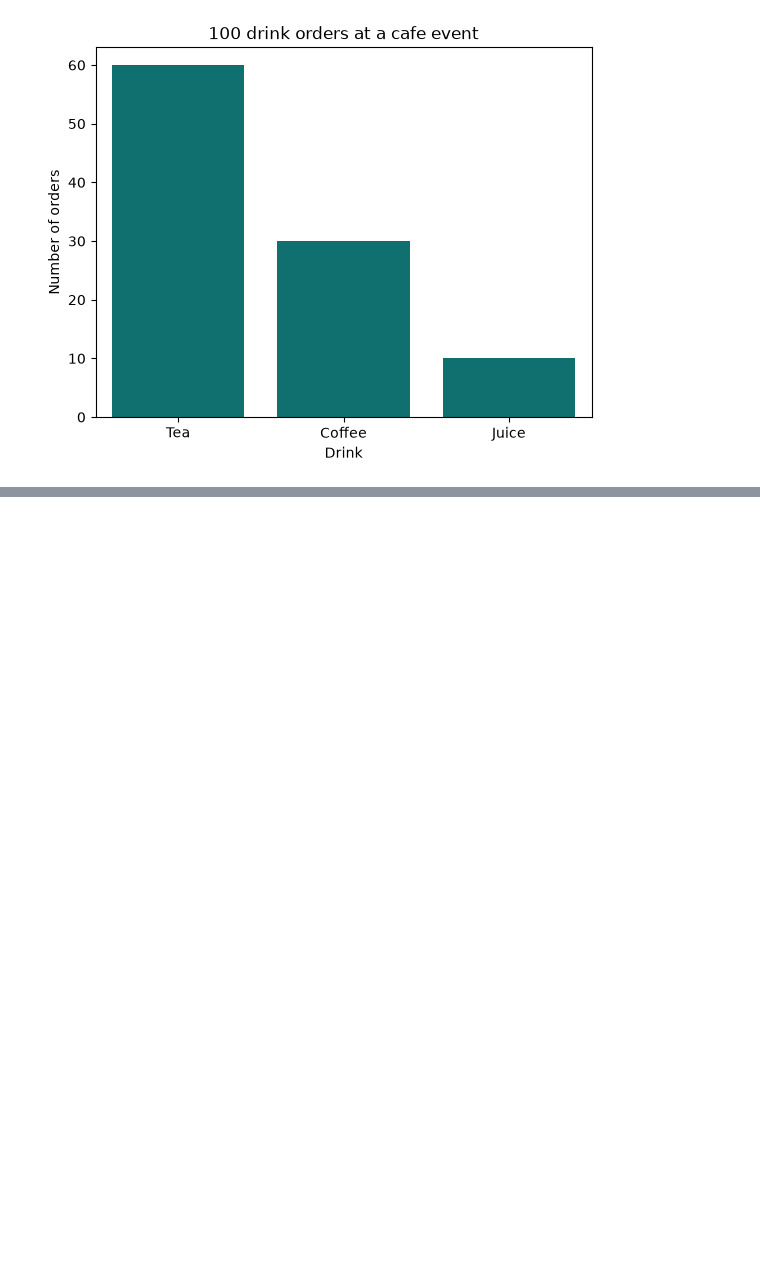
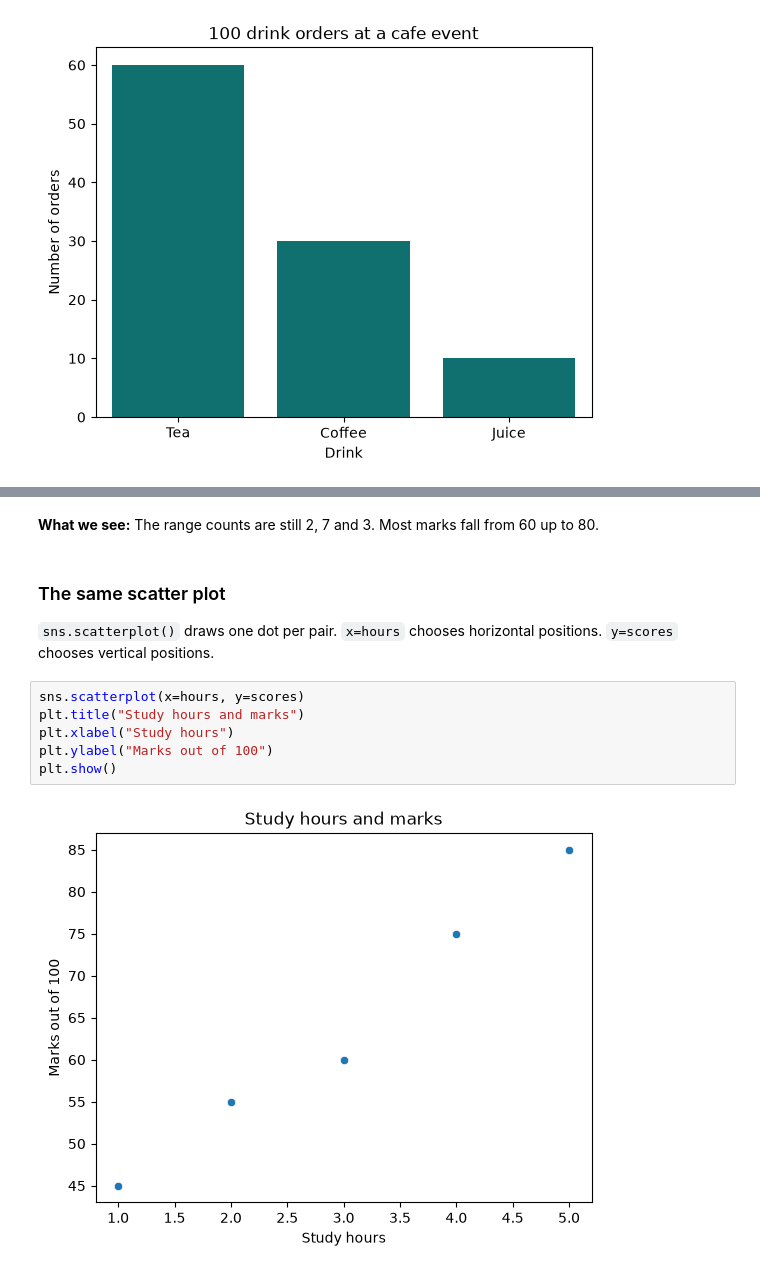
Before and after one commit to Zainulabidin-Shaikh/GenAI-Student-Materials, a Jupyter notebook: day-04/notebooks/practice.ipynb, the cells around one changed output, grey strips where cells are left out. Saved outputs shown, nothing was run; the diff lists cells and outputs as text; blank space fills up the shorter version.

```diff
--- a/day-04/notebooks/practice.ipynb
+++ b/day-04/notebooks/practice.ipynb
@@ -170,0 +208,14 @@ Then change `orders` to `[50, 30, 20]`. Run that data cell, the bar chart cell a
+# %% [markdown]
+**What we see:** The range counts are still 2, 7 and 3. Most marks fall from 60 up to 80.
+# %% [markdown]
+### The same scatter plot
+
+`sns.scatterplot()` draws one dot per pair. `x=hours` chooses horizontal positions. `y=scores` chooses vertical positions.
+# %%
+sns.scatterplot(x=hours, y=scores)
+plt.title("Study hours and marks")
+plt.xlabel("Study hours")
+plt.ylabel("Marks out of 100")
+plt.show()
+# %% [output]
+[figure, added]
```
Also changed, not shown: parts of 38 cells of this notebook, 2 other files.
